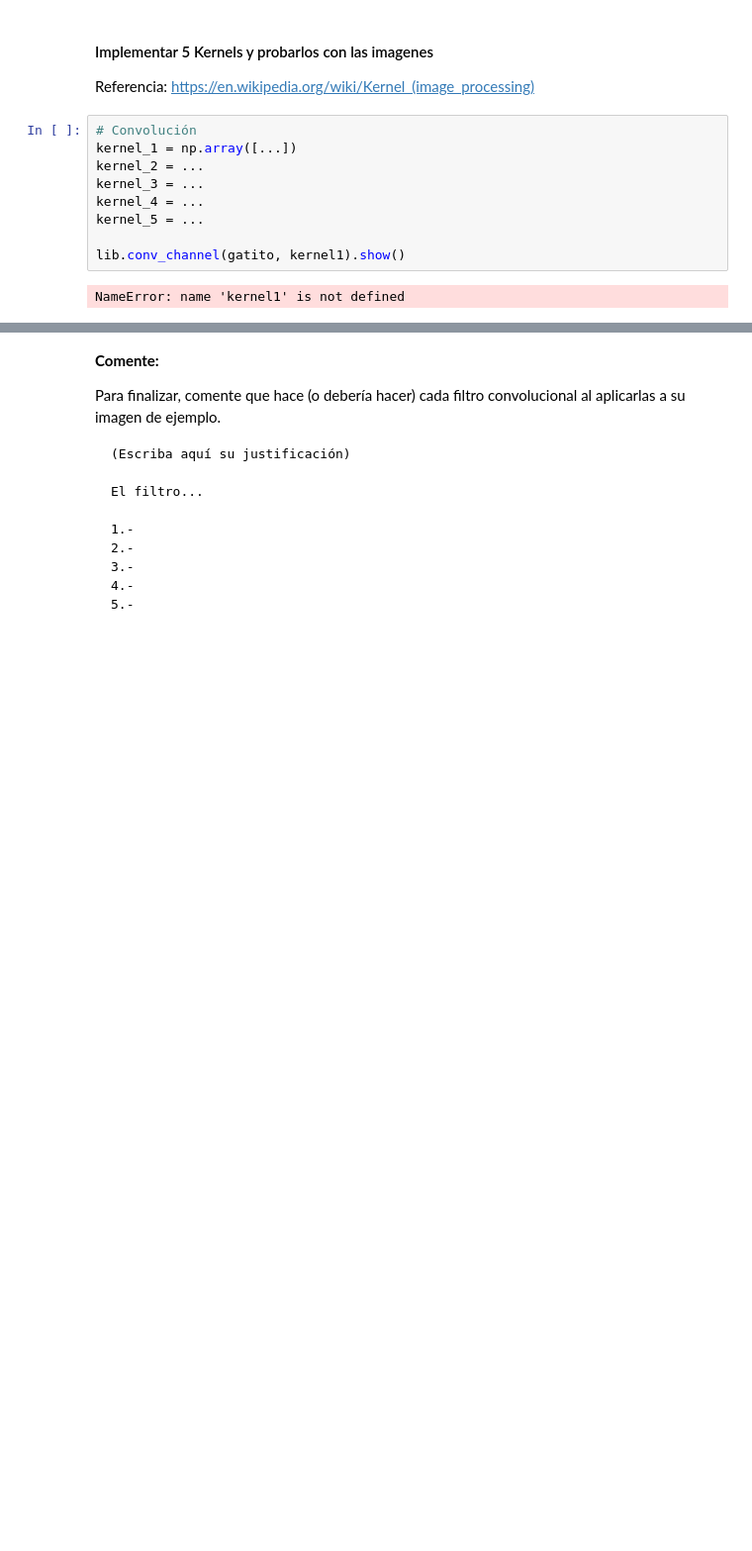
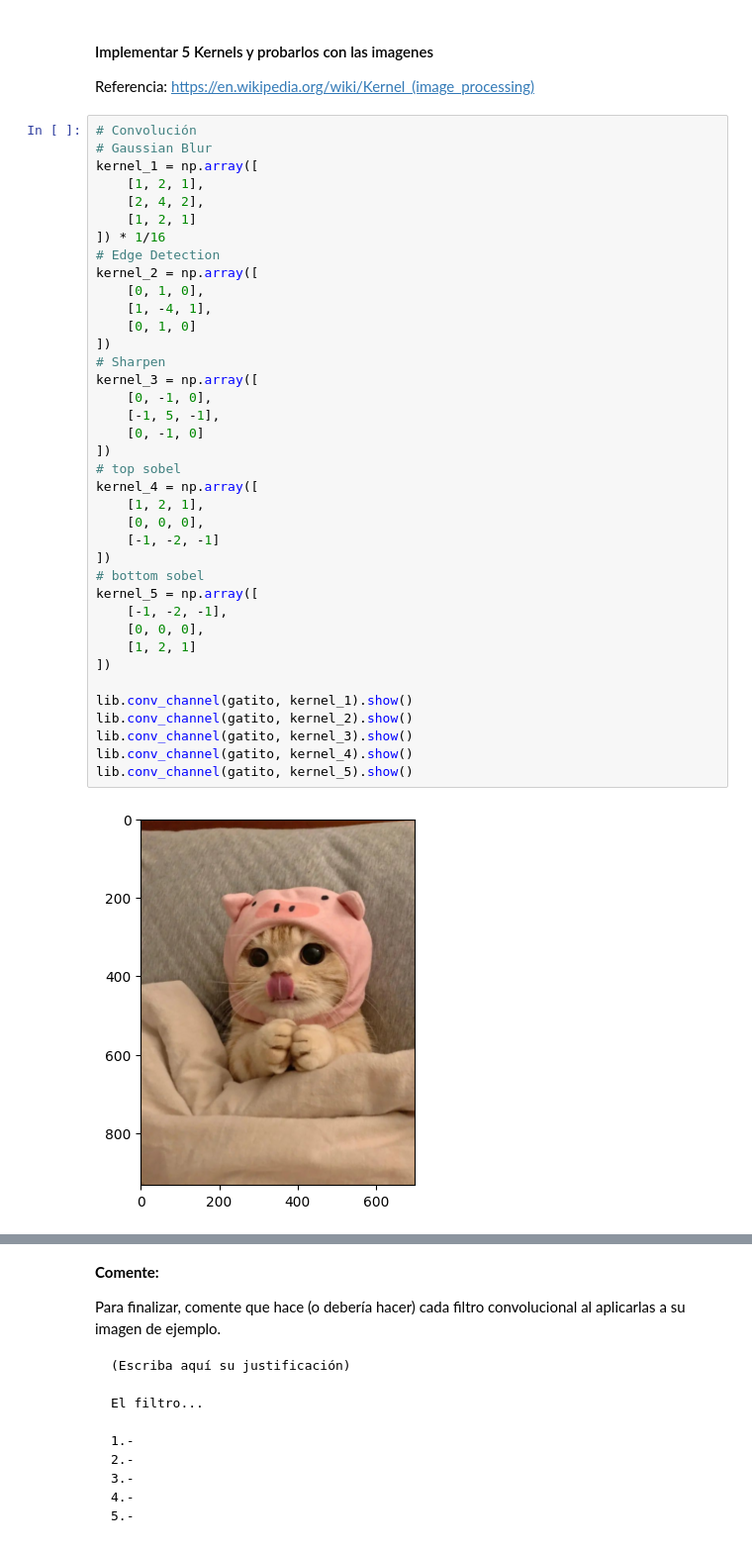
Before and after one commit to BnjmnNicholas/MDS7202-2023-2, a Jupyter notebook: LAB 3/Lab_03/Laboratorio3_enunciado.ipynb, the cells around one changed output, grey strips where cells are left out. Shown at 99% size. Drawn from its saved outputs; the diff is of its cells as text; blank space fills up the shorter version.

```diff
--- a/LAB 3/Lab_03/Laboratorio3_enunciado.ipynb
+++ b/LAB 3/Lab_03/Laboratorio3_enunciado.ipynb
@@ -653,14 +712,43 @@ Convolución
 
 Referencia:
 https://en.wikipedia.org/wiki/Kernel_(image_processing)
-# %%
-# Convolución
-kernel_1 = np.array([...])
-kernel_2 = ...
-kernel_3 = ...
-kernel_4 = ...
-kernel_5 = ...
-
-lib.conv_channel(gatito, kernel1).show()
-# %% [output]
-NameError: name 'kernel1' is not defined
+# %%
+# Convolución
+# Gaussian Blur
+kernel_1 = np.array([
+    [1, 2, 1],
+    [2, 4, 2],
+    [1, 2, 1]
+]) * 1/16
+# Edge Detection
+kernel_2 = np.array([
+    [0, 1, 0],
+    [1, -4, 1],
+    [0, 1, 0]
+])
+# Sharpen
+kernel_3 = np.array([
+    [0, -1, 0],
+    [-1, 5, -1],
+    [0, -1, 0]
+])
+# top sobel
+kernel_4 = np.array([
+    [1, 2, 1],
+    [0, 0, 0],
+    [-1, -2, -1]
+])
+# bottom sobel
+kernel_5 = np.array([
+    [-1, -2, -1],
+    [0, 0, 0],
+    [1, 2, 1]
+])
+
+lib.conv_channel(gatito, kernel_1).show()
+lib.conv_channel(gatito, kernel_2).show()
+lib.conv_channel(gatito, kernel_3).show()
+lib.conv_channel(gatito, kernel_4).show()
+lib.conv_channel(gatito, kernel_5).show()
+# %% [output]
+[figure, added]
```
Also changed, not shown: parts of 7 cells of this notebook.
